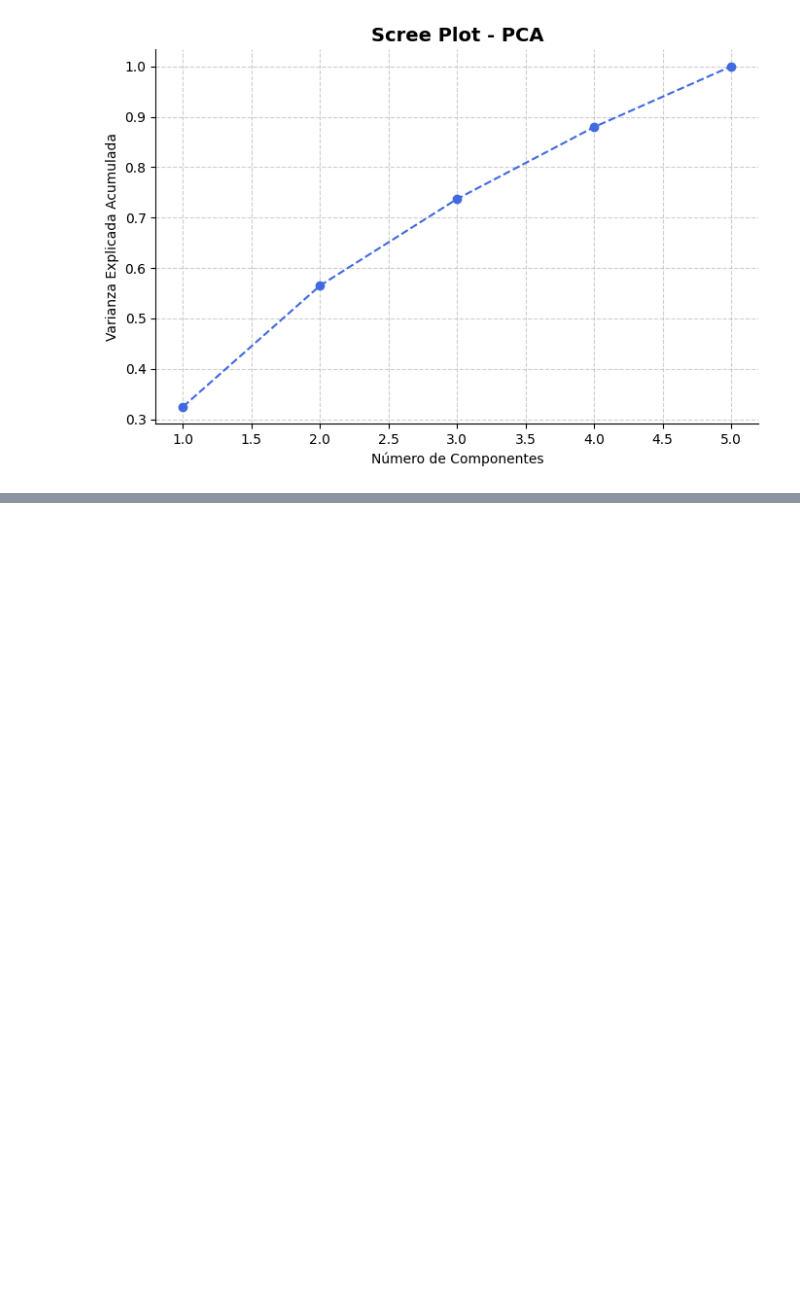
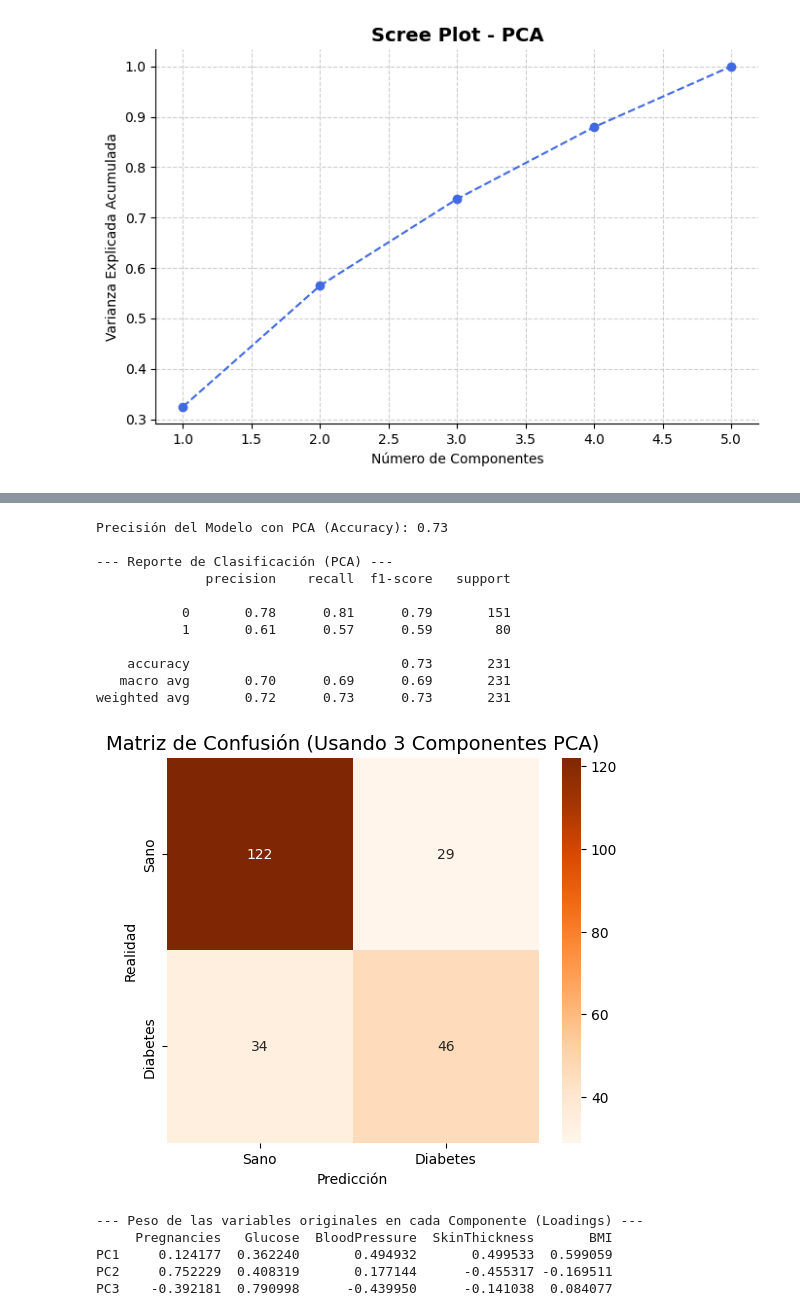
Before and after one commit to JeroXx11/Proyecto-3, a Jupyter notebook: Proyecto3.ipynb, the cells around one changed output, grey strips where cells are left out. Saved outputs shown, nothing was run; the diff lists cells and outputs as text; code cells hidden in the pictures; blank space fills up the shorter version.

```diff
--- a/Proyecto3.ipynb
+++ b/Proyecto3.ipynb
@@ -426,0 +362,77 @@ Passing `palette` without assigning `hue` is deprecated and will be removed in v
+# %%
+# --- MODELO RANDOM FOREST USANDO PCA ---
+from sklearn.decomposition import PCA
+from sklearn.preprocessing import StandardScaler
+from sklearn.ensemble import RandomForestClassifier
+from sklearn.model_selection import train_test_split
+from sklearn.metrics import classification_report, confusion_matrix, accuracy_score
+import matplotlib.pyplot as plt
+import seaborn as sns
+import numpy as np
+
+# 1. Preprocesamiento: PCA
+# Usamos las variables significativas originales
+vars_pca = ['Pregnancies', 'Glucose', 'BloodPressure', 'SkinThickness', 'BMI']
+X_original = df_csv[vars_pca]
+y = df_csv['Outcome']
+
+# Estandarizamos (Obligatorio para PCA)
+scaler = StandardScaler()
+X_scaled = scaler.fit_transform(X_original)
+
+# Aplicamos PCA
+# ELEGIMOS 3 COMPONENTES (Basado en el Scree Plot anterior, suelen explicar ~80%)
+# Si tu Scree Plot sugería 4, cambia n_components=4
+pca = PCA(n_components=3)
+X_pca = pca.fit_transform(X_scaled)
+
+# 2. División de datos (Train/Test)
+# Usamos random_state=42 para que sea comparable con tus modelos anteriores
+X_train_pca, X_test_pca, y_train, y_test = train_test_split(X_pca, y, test_size=0.3, random_state=42)
+
+# 3. Entrenamiento del Random Forest
+rf_pca_model = RandomForestClassifier(n_estimators=100, random_state=42)
+rf_pca_model.fit(X_train_pca, y_train)
+
+# 4. Predicciones
+y_pred_pca = rf_pca_model.predict(X_test_pca)
+
+# --- RESULTADOS PARA LA COMPARACIÓN ---
+
+acc_pca = accuracy_score(y_test, y_pred_pca)
+print(f"Precisión del Modelo con PCA (Accuracy): {acc_pca:.2f}")
+print("\n--- Reporte de Clasificación (PCA) ---")
+print(classification_report(y_test, y_pred_pca))
+
+# Gráfico: Matriz de Confusión
+plt.figure(figsize=(6, 5))
+cm_pca = confusion_matrix(y_test, y_pred_pca)
+sns.heatmap(cm_pca, annot=True, fmt='d', cmap='Oranges',
+            xticklabels=['Sano', 'Diabetes'], yticklabels=['Sano', 'Diabetes'])
+plt.title(f'Matriz de Confusión (Usando 3 Componentes PCA)', fontsize=14)
+plt.ylabel('Realidad')
+plt.xlabel('Predicción')
+plt.show()
+
+# (Opcional) Ver qué variables pesaron en cada componente
+print("\n--- Peso de las variables originales en cada Componente (Loadings) ---")
+comps_df = pd.DataFrame(pca.components_, columns=vars_pca, index=['PC1', 'PC2', 'PC3'])
+print(comps_df)
+# %% [output]
+Precisión del Modelo con PCA (Accuracy): 0.73
+
+--- Reporte de Clasificación (PCA) ---
+              precision    recall  f1-score   support
+
+           0       0.78      0.81      0.79       151
+           1       0.61      0.57      0.59        80
+
+    accuracy                           0.73       231
+   macro avg       0.70      0.69      0.69       231
+weighted avg       0.72      0.73      0.73       231
+[figure, added]
+--- Peso de las variables originales en cada Componente (Loadings) ---
+     Pregnancies   Glucose  BloodPressure  SkinThickness       BMI
+PC1     0.124177  0.362240       0.494932       0.499533  0.599059
+PC2     0.752229  0.408319       0.177144      -0.455317 -0.169511
+PC3    -0.392181  0.790998      -0.439950      -0.141038  0.084077
```
Also changed, not shown: parts of 6 cells of this notebook.
